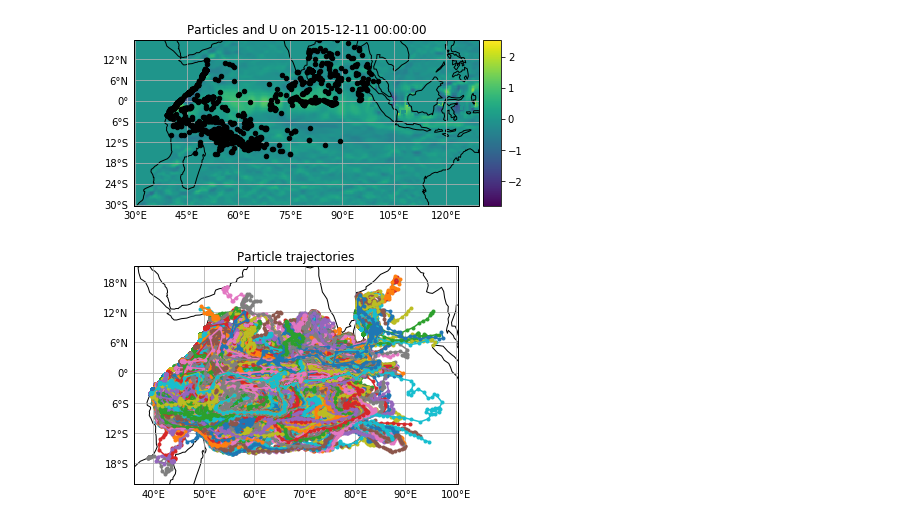
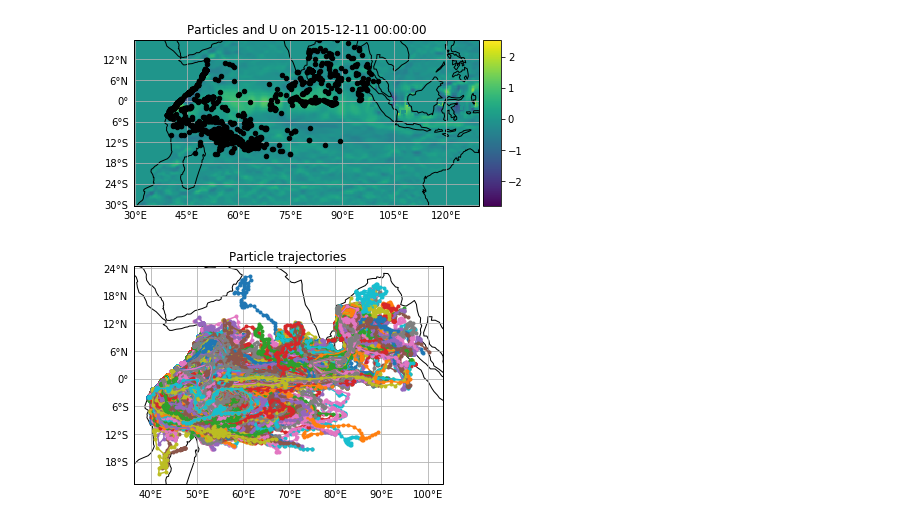
Before and after one commit to gmacgilchrist/parcels, a Jupyter notebook: parcels_seychelles/parcels_seychelles_run.ipynb, the cells around one changed output. Cells and saved outputs as stored; diff of their text form; code cells hidden in the pictures.

Commit message:
static figures of pathways

```diff
--- a/parcels_seychelles/parcels_seychelles_run.ipynb
+++ b/parcels_seychelles/parcels_seychelles_run.ipynb
@@ -48,6 +48,6 @@ pset.show(domain=[18, -30, 130, 30],
 # %% [output]
 [figure]
 # %%
-ax=plotTrajectoriesFile('seychelles.nc');
+ax=plotTrajectoriesFile('aldabra_171130.nc');
 # %% [output]
-[figure, old version]
+[figure, new version]
```
Also changed, not shown: parts of 1 cell of this notebook, 1 other file.
